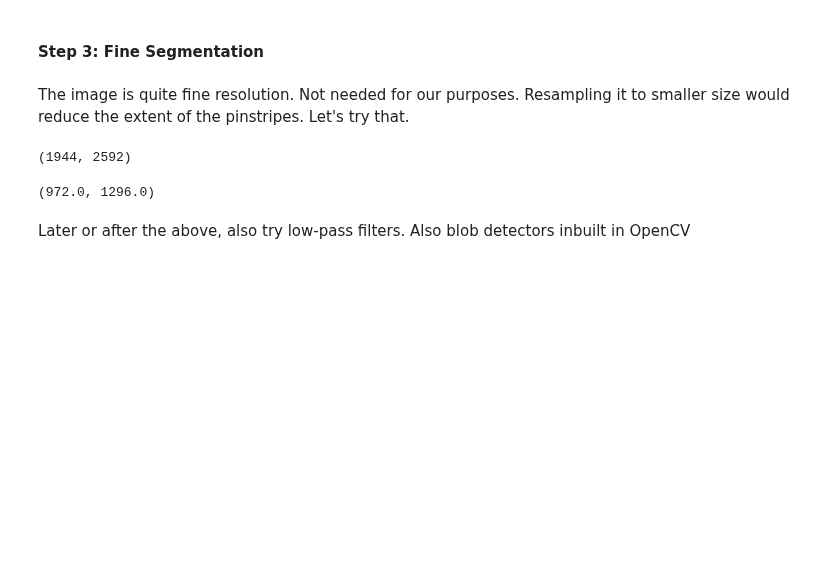
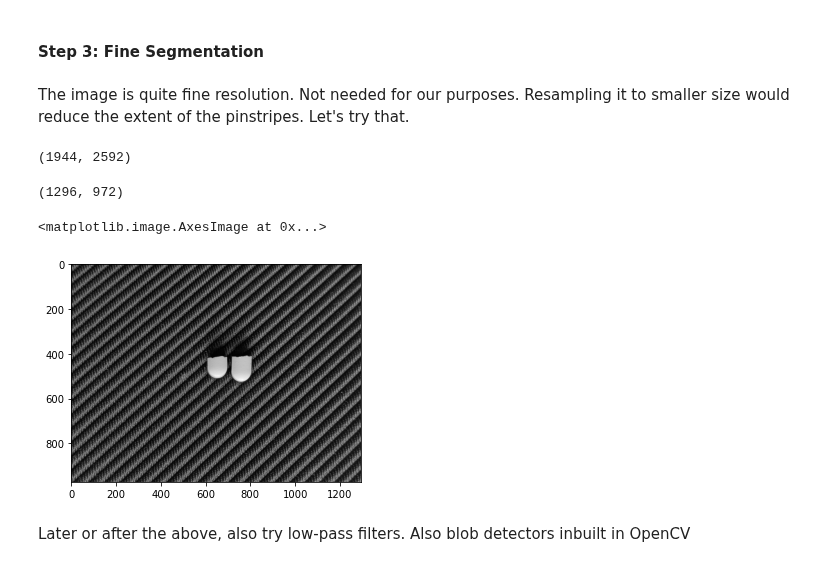
Before and after one commit to visbond/mini_programs, a Jupyter notebook: area-measure.ipynb, the cells around one changed output. Saved outputs shown, nothing was run; the diff lists cells and outputs as text; code cells hidden in the pictures; blank space fills up the shorter version.

```diff
--- a/area-measure.ipynb
+++ b/area-measure.ipynb
@@ -80,10 +84,20 @@ The image is quite fine resolution. Not needed for our purposes. Resampling it t
 imggray.shape
 # %% [output]
 (1944, 2592)
-# %%
-newsize = imggray.shape[0]/2, imggray.shape[1]/2
-newsize
-# %% [output]
-(972.0, 1296.0)
+# %%
+halfsize = imggray.shape[1]//2, imggray.shape[0]//2 # numpy broadcast operations
+# didn't work on a tuple for some reason (newsize = imggray.shape/2)
+# doing integer division as resize method does not work with floats
+# also note the swapping of x & y above
+halfsize
+# %% [output]
+(1296, 972)
+# %%
+imghalf = cv2.resize(imggray, halfsize, interpolation= cv2.INTER_LINEAR)
+# %%
+plt.imshow(imghalf, 'gray')
+# %% [output]
+<matplotlib.image.AxesImage at 0x...>
+[figure, added]
 # %% [markdown]
 Later or after the above, also try low-pass filters. Also blob detectors inbuilt in OpenCV
```
Also changed, not shown: parts of 3 cells of this notebook.
